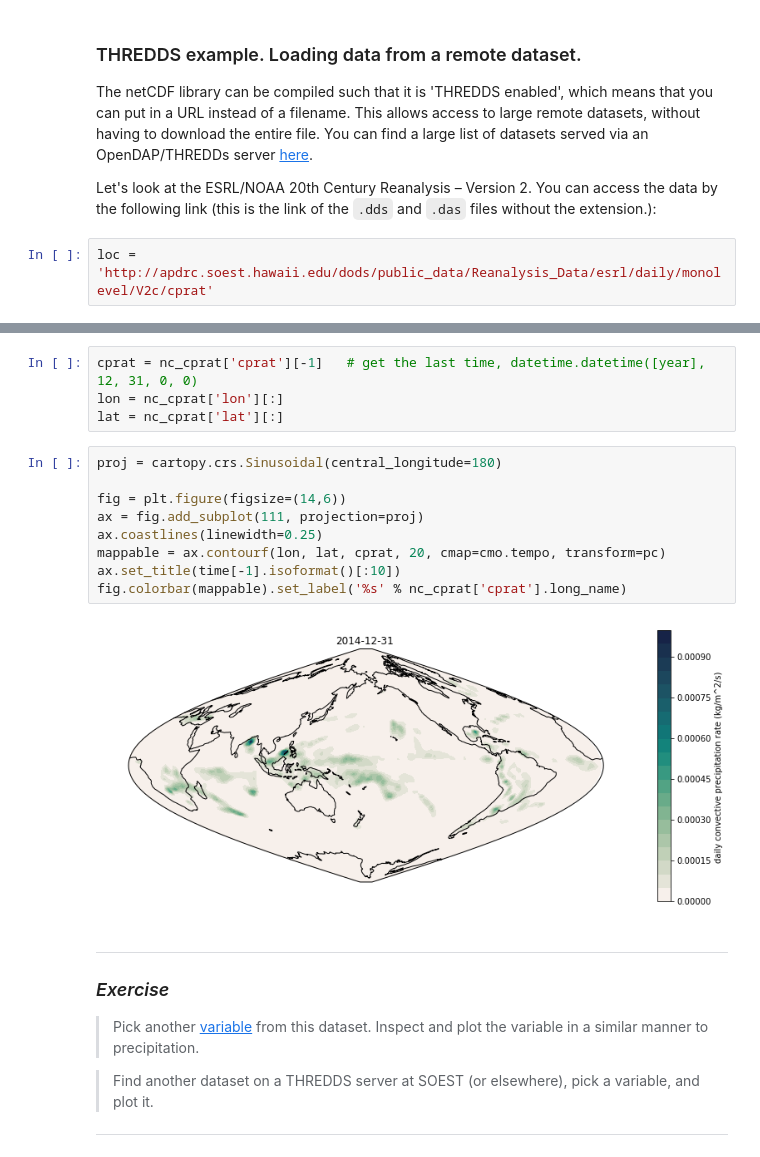
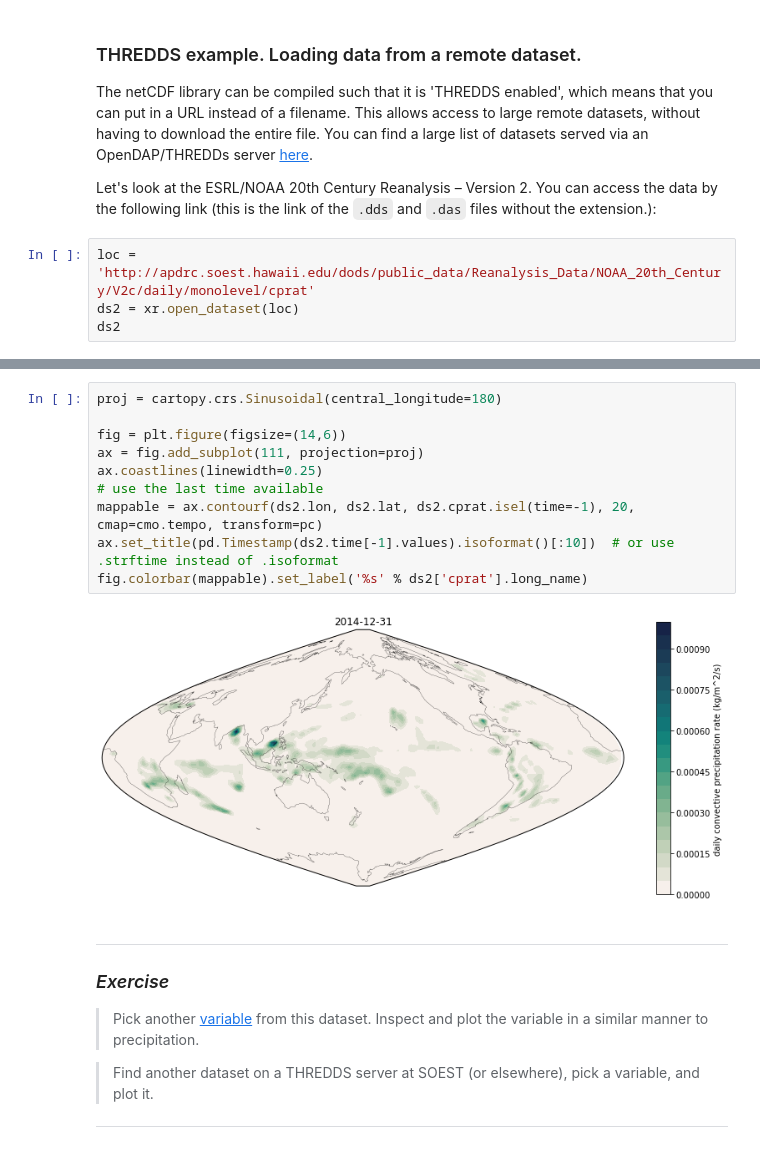
Before and after one commit to kthyng/python4geosciences, a Jupyter notebook: materials/6_xarray.ipynb, the cells around one changed output, grey strips where cells are left out. Cells and saved outputs as stored; diff of their text form.

```diff
--- a/materials/6_xarray.ipynb
+++ b/materials/6_xarray.ipynb
@@ -279,4 +243,6 @@ The netCDF library can be compiled such that it is 'THREDDS enabled', which mean
 
 Let's look at the ESRL/NOAA 20th Century Reanalysis – Version 2. You can access the data by the following link (this is the link of the `.dds` and `.das` files without the extension.):
 # %%
-loc = 'http://apdrc.soest.hawaii.edu/dods/public_data/Reanalysis_Data/esrl/daily/monolevel/V2c/cprat'
+loc = 'http://apdrc.soest.hawaii.edu/dods/public_data/Reanalysis_Data/NOAA_20th_Century/V2c/daily/monolevel/cprat'
+ds2 = xr.open_dataset(loc)
+ds2
@@ -300,18 +268,15 @@ array([datetime.datetime(1851, 1, 1, 0, 0),
-# %%
-cprat = nc_cprat['cprat'][-1]   # get the last time, datetime.datetime([year], 12, 31, 0, 0)
-lon = nc_cprat['lon'][:]
-lat = nc_cprat['lat'][:]
 # %%
 proj = cartopy.crs.Sinusoidal(central_longitude=180)
 
 fig = plt.figure(figsize=(14,6))
 ax = fig.add_subplot(111, projection=proj)
 ax.coastlines(linewidth=0.25)
-mappable = ax.contourf(lon, lat, cprat, 20, cmap=cmo.tempo, transform=pc)
-ax.set_title(time[-1].isoformat()[:10])
-fig.colorbar(mappable).set_label('%s' % nc_cprat['cprat'].long_name)
+# use the last time available
+mappable = ax.contourf(ds2.lon, ds2.lat, ds2.cprat.isel(time=-1), 20, cmap=cmo.tempo, transform=pc)
+ax.set_title(pd.Timestamp(ds2.time[-1].values).isoformat()[:10])  # or use .strftime instead of .isoformat
+fig.colorbar(mappable).set_label('%s' % ds2['cprat'].long_name)
 # %% [output]
-[figure, old version]
+[figure, new version]
 # %% [markdown]
 ---
 ### *Exercise*
```
Also changed, not shown: parts of 105 cells of this notebook.
